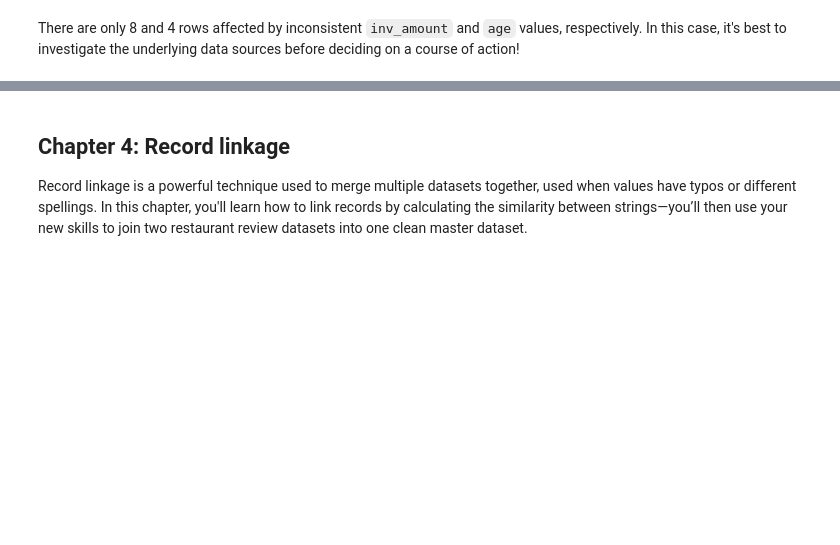
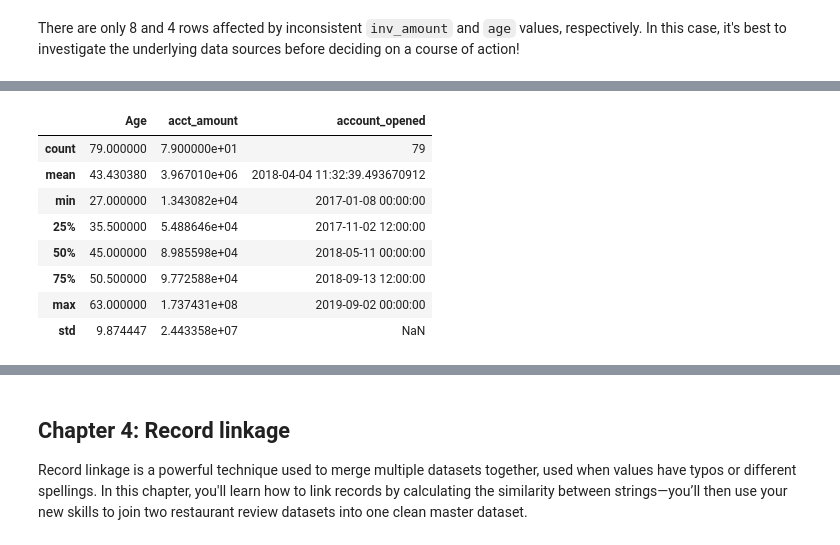
Before and after one commit to mahmoudadelaziz/data-cleaning-with-python, a Jupyter notebook: Cleaning Data in Python.ipynb, the cells around one changed output, grey strips where cells are left out. Saved outputs shown, nothing was run; the diff lists cells and outputs as text; code cells hidden in the pictures; blank space fills up the shorter version.

```diff
--- a/Cleaning Data in Python.ipynb
+++ b/Cleaning Data in Python.ipynb
@@ -888,0 +966,12 @@ There are only 8 and 4 rows affected by inconsistent `inv_amount` and `age` valu
+# %%
+investors[["Age", "acct_amount", "account_opened"]].describe()
+# %% [output]
+|  | Age | acct_amount | account_opened |
+| count | 79.000000 | 7.900000e+01 | 79 |
+| mean | 43.430380 | 3.967010e+06 | 2018-04-04 11:32:39.493670912 |
+| min | 27.000000 | 1.343082e+04 | 2017-01-08 00:00:00 |
+| 25% | 35.500000 | 5.488646e+04 | 2017-11-02 12:00:00 |
+| 50% | 45.000000 | 8.985598e+04 | 2018-05-11 00:00:00 |
+| 75% | 50.500000 | 9.772588e+04 | 2018-09-13 12:00:00 |
+| max | 63.000000 | 1.737431e+08 | 2019-09-02 00:00:00 |
+| std | 9.874447 | 2.443358e+07 | NaN |
```
Also changed, not shown: parts of 20 cells of this notebook.
